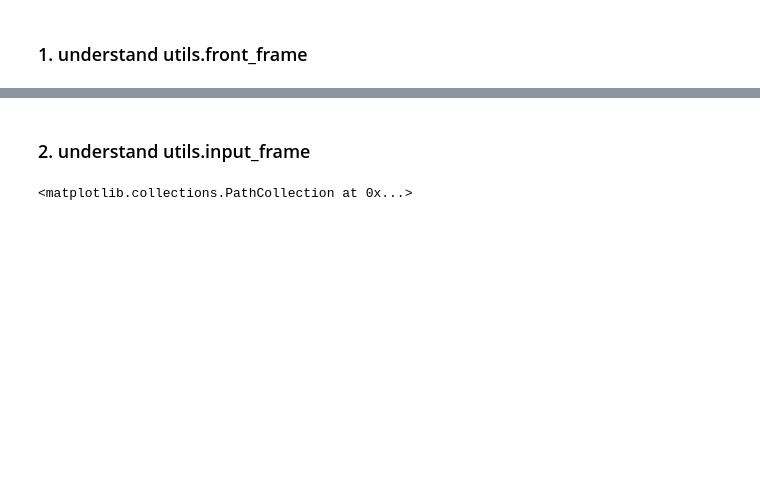
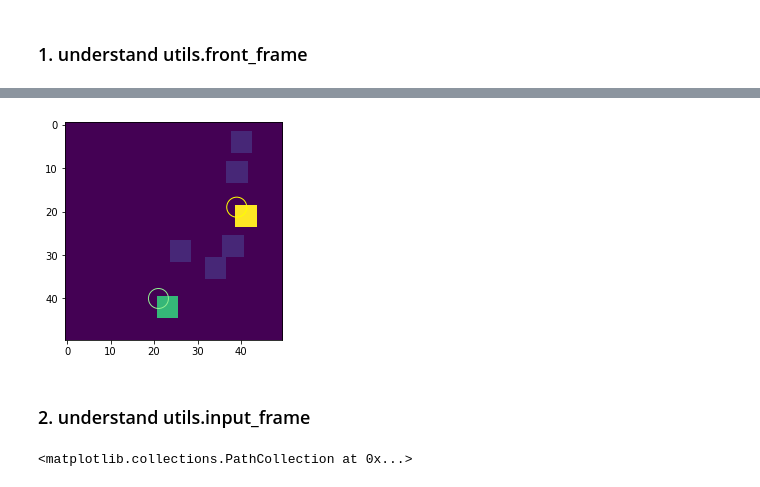
Before and after one commit to TimoFlesch/ego-allo-rsa, a Jupyter notebook: scratchpad.ipynb, the cells around one changed output, grey strips where cells are left out. Saved outputs shown, nothing was run; the diff lists cells and outputs as text; code cells hidden in the pictures; blank space fills up the shorter version.

```diff
--- a/scratchpad.ipynb
+++ b/scratchpad.ipynb
@@ -32,3 +41,8 @@ plt.scatter(target_poke_coordinate[1,idx],target_poke_coordinate[0,idx],s=400,ma
+# %%
+idx = 2
+show_frame(frames, (start_poke_coordinate, target_poke_coordinate), idx)
+# %% [output]
+[figure, added]
 # %% [markdown]
 ### 2. understand utils.input_frame
 # %%
```
Also changed, not shown: parts of 29 cells of this notebook, 1 other file.
